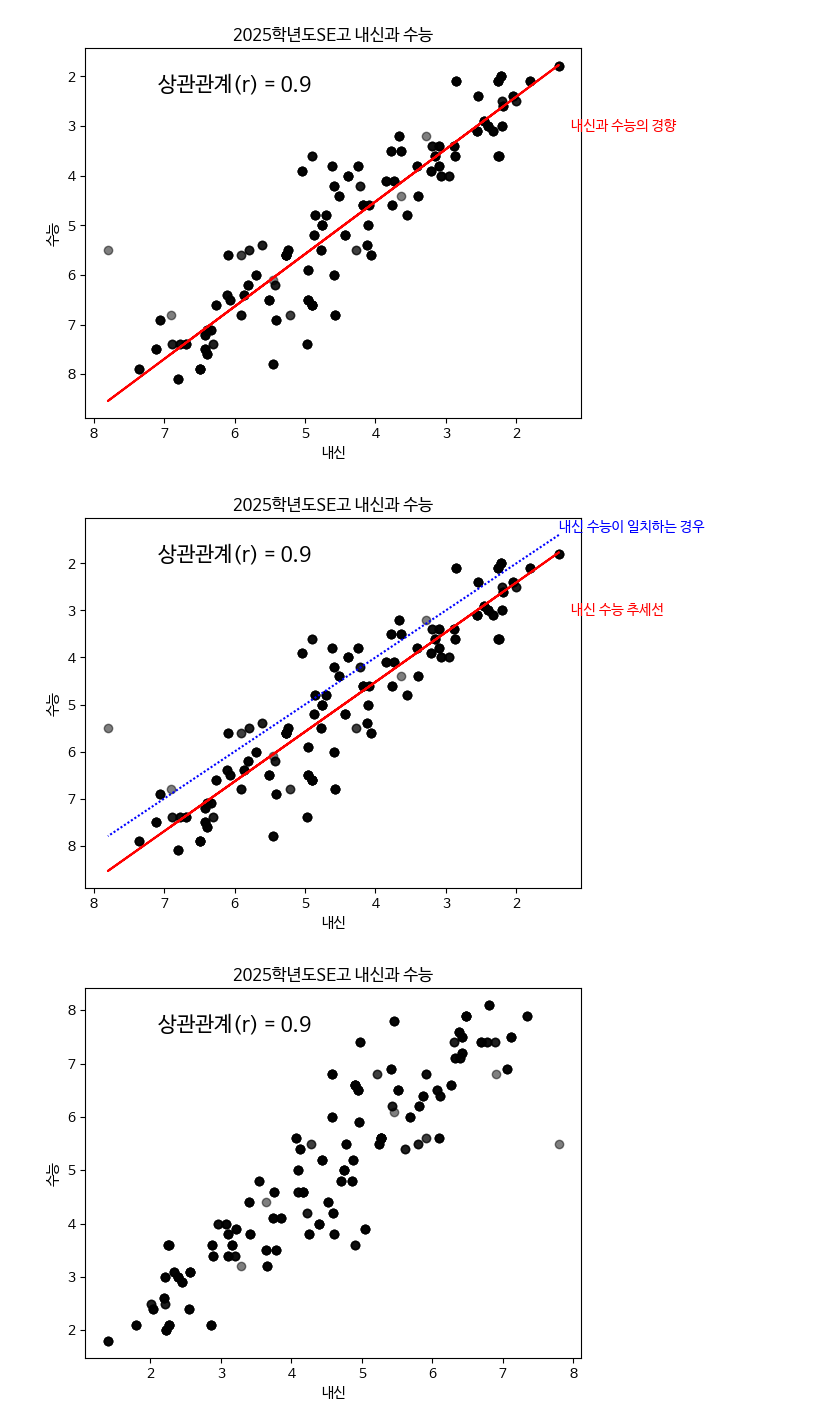
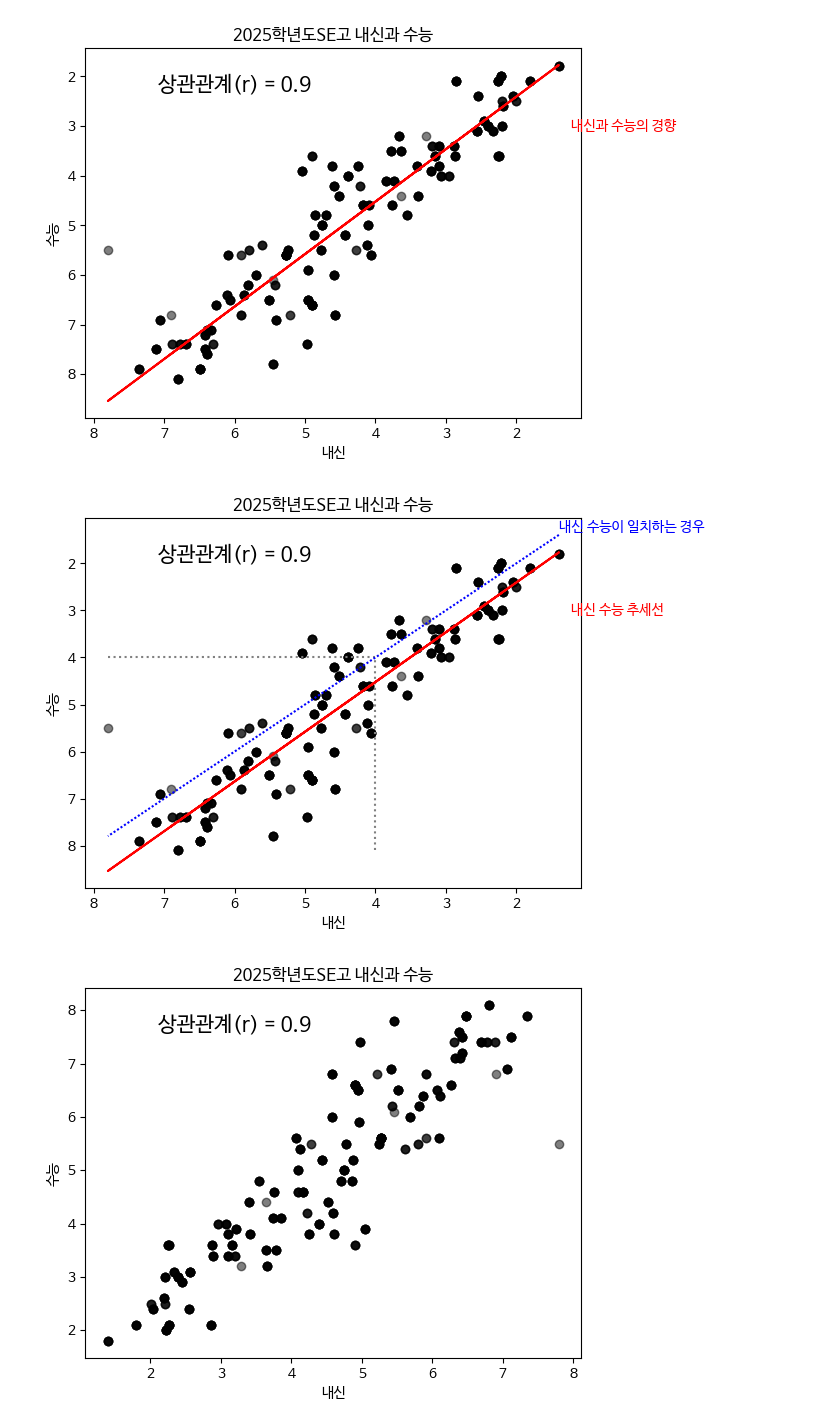
Before and after one commit to ecloguehwang/schoolconsulting, a Jupyter notebook: ai입결분석.ipynb, the cells around one changed output. Cells and saved outputs as stored; diff of their text form; code cells hidden in the pictures.

```diff
--- a/ai입결분석.ipynb
+++ b/ai입결분석.ipynb
@@ -821,65 +836,58 @@ plt.show()
 # %% [output]
 [figure]
 # %%
-#13. 내신과 수능과 상관관계: 산포도에 추세선(회귀선)과 1:1대응 직선
-
+# 기존 코드 유지
 import matplotlib.pyplot as plt
 import numpy as np
 import pandas as pd
 
-# Drop rows with any NaN values in '전과목' or '등급수능' columns
 df = df.dropna(subset=['전과목', '등급수능'])
-
-# Extract '전과목' and '등급수능' columns
 x = df['전과목'].values
 y = df['등급수능'].values
 
-# Calculate the correlation coefficient
 corr_coef = np.corrcoef(x, y)[0, 1]
 
-# Create the scatter plot
 plt.scatter(x, y, alpha=0.5, c='black')
 plt.title('2025학년도SE고 내신과 수능')
 plt.xlabel('내신')
 plt.ylabel('수능')
 
-# Add the correlation coefficient to the plot
 plt.text(0.3, 0.9, f'상관관계(r) = {corr_coef:.1f}',
          horizontalalignment='center', verticalalignment='center',
          transform=plt.gca().transAxes, fontsize=15)
 
-# Reverse the x-axis and y-axis
+
+# ✅ 조건 추가: 점선 (x=4에서 수직선, y=4에서 수평선)
+# x축→ (x_min, 4)에서 (4, 4)까지 수평선
+plt.plot([max(x), 4], [4, 4], linestyle='dotted', color='gray')
+
+# y축→ (4, y_min)에서 (4, 4)까지 수직선
+plt.plot([4, 4], [max(y), 4], linestyle='dotted', color='gray')
+
+
+
+#축 역방향
 plt.gca().invert_xaxis()
 plt.gca().invert_yaxis()
 
-# Calculate linear regression line
 m, b = np.polyfit(x, y, 1)
-# Add linear regression line to scatter plot
 plt.plot(x, m*x + b, color='red')
-
-
-# Add text for the regression line
 plt.text(np.median(x)- 3.3, m*np.median(x) + b - 2, '내신 수능 추세선', color='red')
 
-# Add a 1:1 line
-plt.plot([min(x), max(x)], [min(x), max(x)], color='blue', linestyle='--', dashes=[1, 1]) # 1:1 대응 직선 추가
+plt.plot([min(x), max(x)], [min(x), max(x)], color='blue', linestyle='--', dashes=[1, 1])
+plt.text(min(x), min(x), '내신 수능이 일치하는 경우', color='blue', verticalalignment='bottom')
 
 
 
-# Add text for the 1:1 line
-plt.text(min(x), min(x), '내신 수능이 일치하는 경우', color='blue', verticalalignment='bottom')
-
-# 저장 경로 설정
+# 그래프 저장
 path1 = '/content/drive/MyDrive/python/sehyun/result_png/'
 path2 = '/content/drive/MyDrive/python/sehyun/result_pdf/'
 
-# 그래프 저장
-plt.savefig(f'{path1}pass_2025_세현고_내신수능산포도_회귀선_일대일대응선.png')
-plt.savefig(f'{path2}pass_2025_세현고_내신수능산포도_회귀선_일대일대응선.pdf')
-
+#plt.savefig(f'{path1}pass_2025_세현고_내신수능산포도_회귀선_일대일대응선.png')
+#plt.savefig(f'{path2}pass_2025_세현고_내신수능산포도_회귀선_일대일대응선.pdf')
 plt.show()
 # %% [output]
-[figure, old version]
+[figure, new version]
 # %%
 #14. 내신과 수능과 상관관계: 역방향 산포도
 
```
Also changed, not shown: parts of 6 cells of this notebook.
